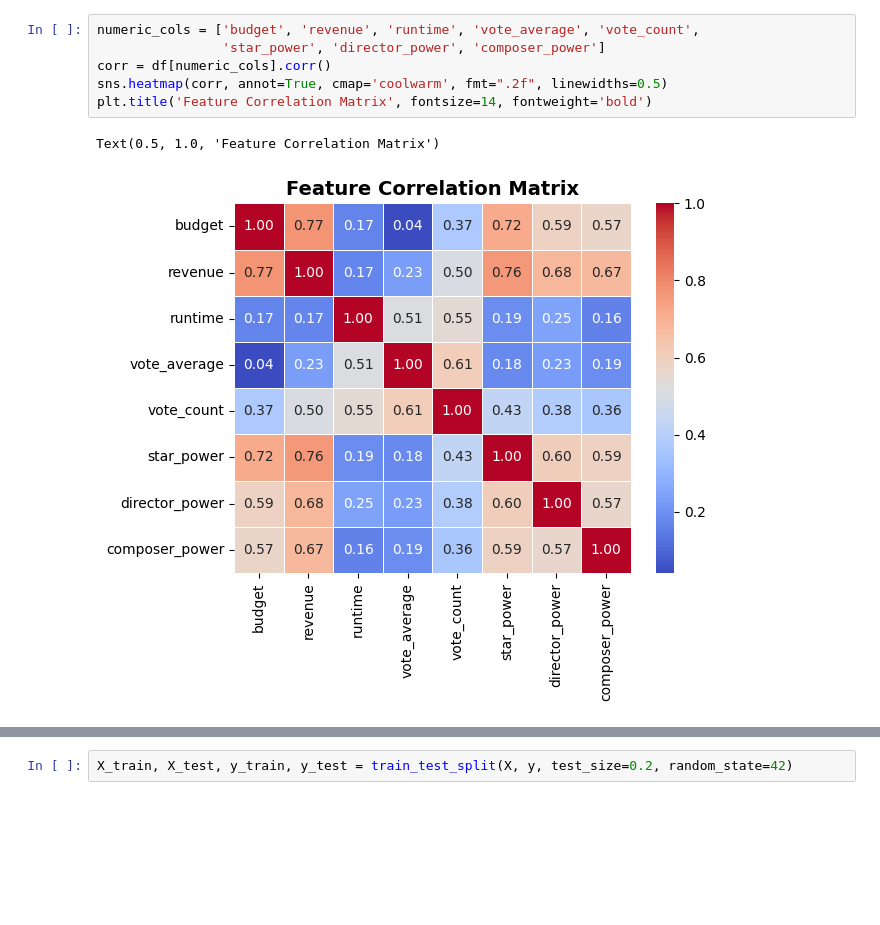
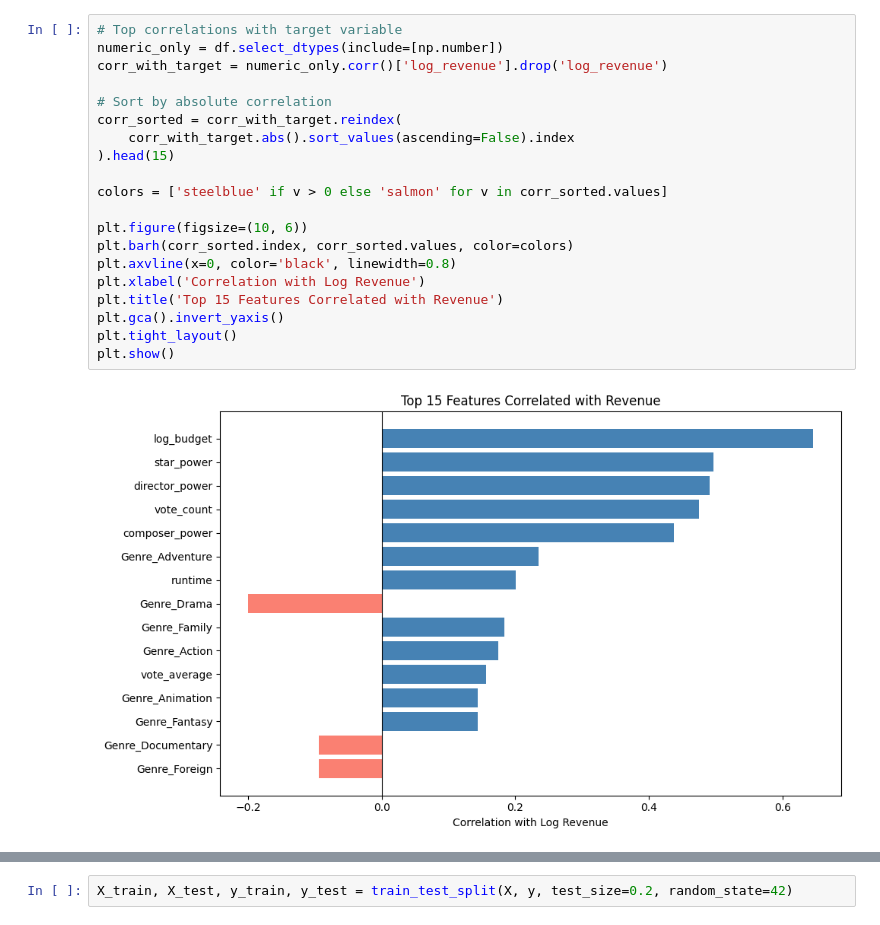
Before and after one commit to RishabhPR77/movie-success-predictor, a Jupyter notebook: train.ipynb, the cells around one changed output, grey strips where cells are left out. Drawn from its saved outputs; the diff is of its cells as text; blank space fills up the shorter version.

```diff
--- a/train.ipynb
+++ b/train.ipynb
@@ -25,10 +36,23 @@ plt.show()
 # %%
-numeric_cols = ['budget', 'revenue', 'runtime', 'vote_average', 'vote_count',
-                'star_power', 'director_power', 'composer_power']
-corr = df[numeric_cols].corr()
-sns.heatmap(corr, annot=True, cmap='coolwarm', fmt=".2f", linewidths=0.5)
-plt.title('Feature Correlation Matrix', fontsize=14, fontweight='bold')
+# Top correlations with target variable
+numeric_only = df.select_dtypes(include=[np.number])
+corr_with_target = numeric_only.corr()['log_revenue'].drop('log_revenue')
+
+# Sort by absolute correlation
+corr_sorted = corr_with_target.reindex(
+    corr_with_target.abs().sort_values(ascending=False).index
+).head(15)
+
+colors = ['steelblue' if v > 0 else 'salmon' for v in corr_sorted.values]
+
+plt.figure(figsize=(10, 6))
+plt.barh(corr_sorted.index, corr_sorted.values, color=colors)
+plt.axvline(x=0, color='black', linewidth=0.8)
+plt.xlabel('Correlation with Log Revenue')
+plt.title('Top 15 Features Correlated with Revenue')
+plt.gca().invert_yaxis()
+plt.tight_layout()
+plt.show()
 # %% [output]
-Text(0.5, 1.0, 'Feature Correlation Matrix')
-[figure, old version]
+[figure, new version]
 # %%
```
Also changed, not shown: parts of 19 cells of this notebook, 12 other files.
